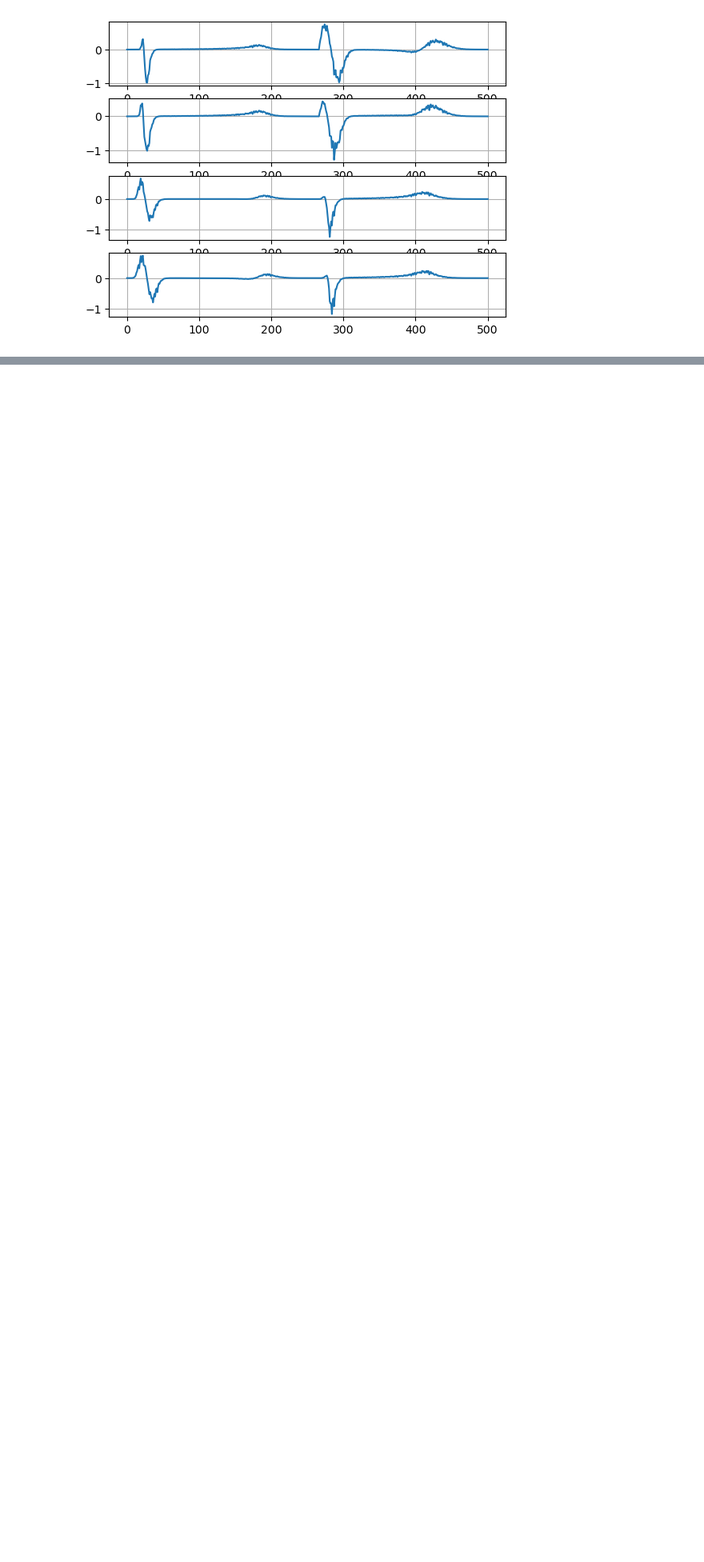
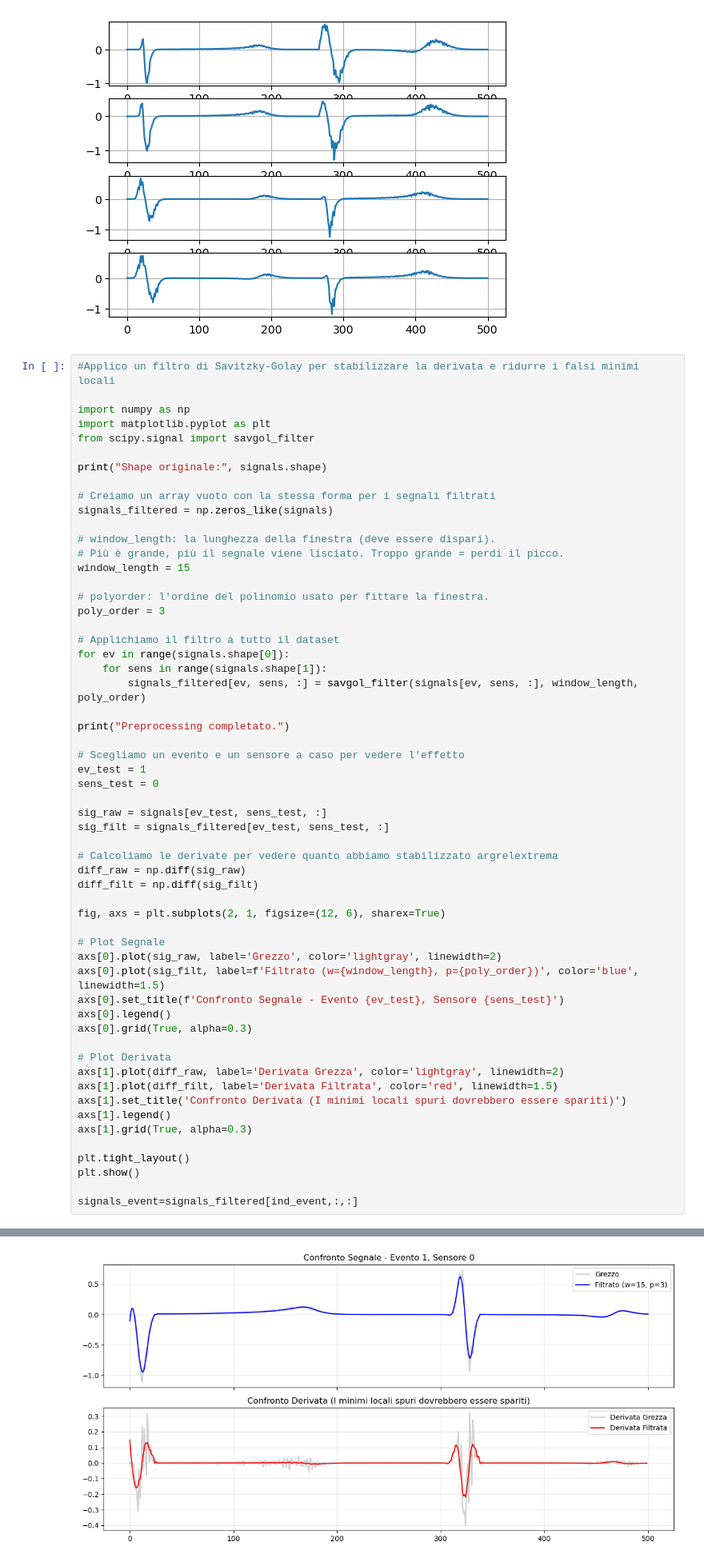
Before and after one commit to Stefano-Chiari/SubstrateFinder, a Jupyter notebook: checkpoint1.ipynb, the cells around one changed output, grey strips where cells are left out. Shown at 80% size. Saved outputs shown, nothing was run; the diff lists cells and outputs as text; blank space fills up the shorter version.

```diff
--- a/checkpoint1.ipynb
+++ b/checkpoint1.ipynb
@@ -42,3 +42,61 @@ plt.show()
 signals_event = signals[ind_event,:,:]
 # %% [output]
 [figure]
+# %%
+#Applico un filtro di Savitzky-Golay per stabilizzare la derivata e ridurre i falsi minimi locali
+
+import numpy as np
+import matplotlib.pyplot as plt
+from scipy.signal import savgol_filter
+
+print("Shape originale:", signals.shape)
+
+# Creiamo un array vuoto con la stessa forma per i segnali filtrati
+signals_filtered = np.zeros_like(signals)
+
+# window_length: la lunghezza della finestra (deve essere dispari).
+# Più è grande, più il segnale viene lisciato. Troppo grande = perdi il picco.
+window_length = 15
+
+# polyorder: l'ordine del polinomio usato per fittare la finestra.
+poly_order = 3
+
+# Applichiamo il filtro a tutto il dataset
+for ev in range(signals.shape[0]):
+    for sens in range(signals.shape[1]):
+        signals_filtered[ev, sens, :] = savgol_filter(signals[ev, sens, :], window_length, poly_order)
+
+print("Preprocessing completato.")
+
+# Scegliamo un evento e un sensore a caso per vedere l'effetto
+ev_test = 1
+sens_test = 0
+
+sig_raw = signals[ev_test, sens_test, :]
+sig_filt = signals_filtered[ev_test, sens_test, :]
+
+# Calcoliamo le derivate per vedere quanto abbiamo stabilizzato argrelextrema
+diff_raw = np.diff(sig_raw)
+diff_filt = np.diff(sig_filt)
+
+fig, axs = plt.subplots(2, 1, figsize=(12, 6), sharex=True)
+
+# Plot Segnale
+axs[0].plot(sig_raw, label='Grezzo', color='lightgray', linewidth=2)
+axs[0].plot(sig_filt, label=f'Filtrato (w={window_length}, p={poly_order})', color='blue', linewidth=1.5)
+axs[0].set_title(f'Confronto Segnale - Evento {ev_test}, Sensore {sens_test}')
+axs[0].legend()
+axs[0].grid(True, alpha=0.3)
+
+# Plot Derivata
+axs[1].plot(diff_raw, label='Derivata Grezza', color='lightgray', linewidth=2)
+axs[1].plot(diff_filt, label='Derivata Filtrata', color='red', linewidth=1.5)
+axs[1].set_title('Confronto Derivata (I minimi locali spuri dovrebbero essere spariti)')
+axs[1].legend()
+axs[1].grid(True, alpha=0.3)
+
+plt.tight_layout()
+plt.show()
+
+signals_event=signals_filtered[ind_event,:,:]
+# %% [output]
@@ -45,3 +105,4 @@ signals_event = signals[ind_event,:,:]
+[figure, added]
 # %%
 def GroupSolutionCP1(signals_event):
     n_sensors = signals_event.shape[0]
```
Also changed, not shown: parts of 4 cells of this notebook, 1 other file.
